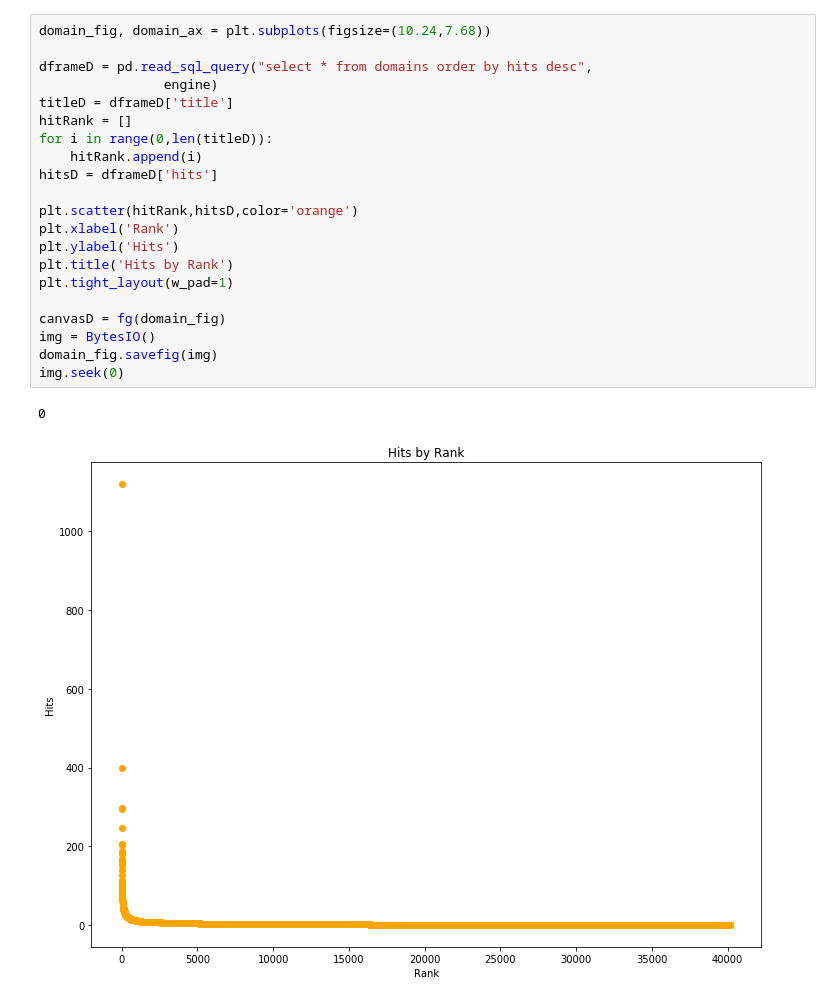
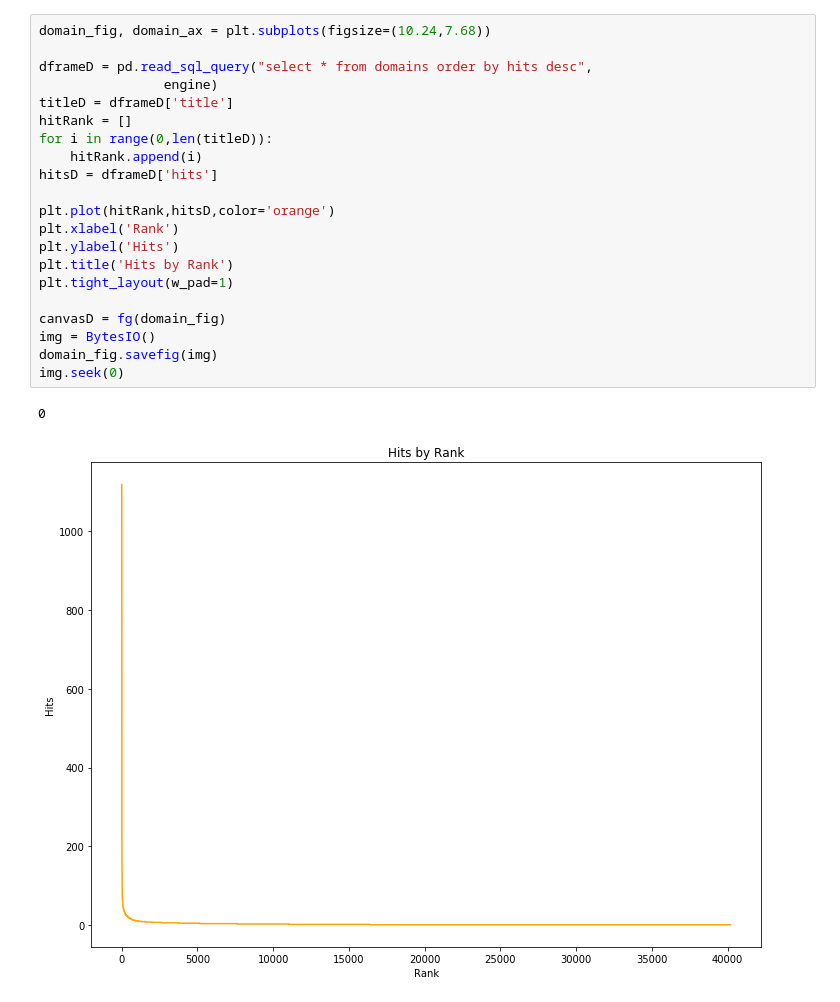
Before and after one commit to usma-eecs/dargle, a Jupyter notebook: dargle_proc/dargle-writeup.ipynb, the cells around one changed output. Cells and saved outputs as stored; diff of their text form.

```diff
--- a/dargle_proc/dargle-writeup.ipynb
+++ b/dargle_proc/dargle-writeup.ipynb
@@ -50,24 +128,24 @@ img.seek(0)
 # %%
 domain_fig, domain_ax = plt.subplots(figsize=(10.24,7.68))
 
 dframeD = pd.read_sql_query("select * from domains order by hits desc",
                 engine)
 titleD = dframeD['title']
 hitRank = []
 for i in range(0,len(titleD)):
     hitRank.append(i)
 hitsD = dframeD['hits']
 
-plt.scatter(hitRank,hitsD,color='orange')
+plt.plot(hitRank,hitsD,color='orange')
 plt.xlabel('Rank')
 plt.ylabel('Hits')
 plt.title('Hits by Rank')
 plt.tight_layout(w_pad=1)
 
 canvasD = fg(domain_fig)
 img = BytesIO()
 domain_fig.savefig(img)
 img.seek(0)
 # %% [output]
 0
-[figure, old version]
+[figure, new version]
```
Also changed, not shown: parts of 15 cells of this notebook, 2 other files.
